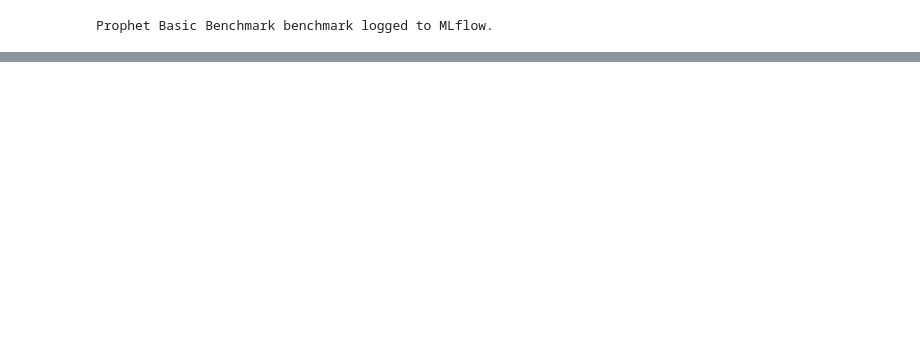
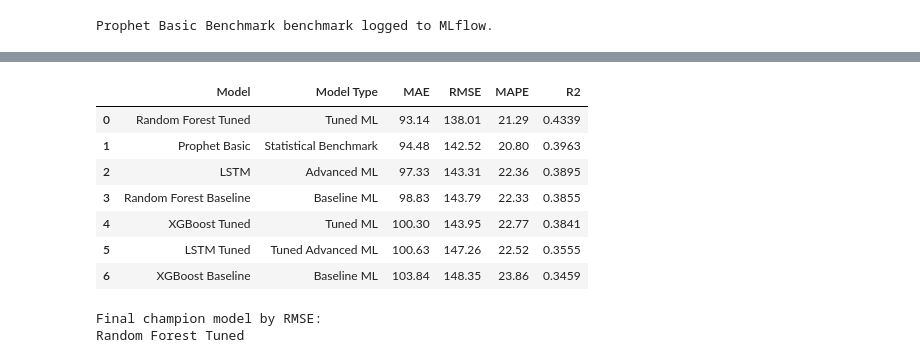
Before and after one commit to sergey-kasatov/time-series-forecasting-project, a Jupyter notebook: notebooks/04_model_training_tuning_mlflow.ipynb, the cells around one changed output, grey strips where cells are left out. Cells and saved outputs as stored; diff of their text form; code cells hidden in the pictures; blank space fills up the shorter version.

```diff
--- a/notebooks/week3/04_model_training_tuning_mlflow.ipynb
+++ b/notebooks/04_model_training_tuning_mlflow.ipynb
@@ -1140,0 +1567,17 @@ Then, open this --> http://127.0.0.1:5000
+# %%
+# Clean the best LSTM parameters
+
+lstm_units_options = [16, 32, 64]
+lstm_dense_units_options = [8, 16, 32]
+lstm_batch_size_options = [8, 16, 32]
+
+best_lstm_params_clean = {
+    "units": lstm_units_options[int(best_lstm_params["lstm_units"])],
+    "dense_units": lstm_dense_units_options[int(best_lstm_params["lstm_dense_units"])],
+    "batch_size": lstm_batch_size_options[int(best_lstm_params["lstm_batch_size"])],
+    "dropout": float(best_lstm_params["lstm_dropout"]),
+    "learning_rate": float(best_lstm_params["lstm_learning_rate"])
+}
+
+print("Cleaned best LSTM parameters:")
+print(best_lstm_params_clean)
@@ -1140,0 +1709,53 @@ Then, open this --> http://127.0.0.1:5000
+# %%
+# Final comparison including LSTM and tuned LSTM
+
+final_comparison_with_lstm = tuning_comparison_df.copy()
+
+lstm_rows = pd.DataFrame([
+    {
+        "Model": "LSTM",
+        "Model Type": "Advanced ML",
+        "MAE": lstm_result["MAE"],
+        "RMSE": lstm_result["RMSE"],
+        "MAPE": lstm_result["MAPE"],
+        "R2": lstm_result["R2"]
+    },
+    {
+        "Model": "LSTM Tuned",
+        "Model Type": "Tuned Advanced ML",
+        "MAE": tuned_lstm_result["MAE"],
+        "RMSE": tuned_lstm_result["RMSE"],
+        "MAPE": tuned_lstm_result["MAPE"],
+        "R2": tuned_lstm_result["R2"]
+    }
+])
+
+final_comparison_with_lstm = pd.concat(
+    [final_comparison_with_lstm, lstm_rows],
+    ignore_index=True
+)
+
+final_comparison_with_lstm = final_comparison_with_lstm.round({
+    "MAE": 2,
+    "RMSE": 2,
+    "MAPE": 2,
+    "R2": 4
+})
+
+final_comparison_with_lstm = final_comparison_with_lstm.sort_values("RMSE").reset_index(drop=True)
+
+display(final_comparison_with_lstm)
+
+print("Final champion model by RMSE:")
+print(final_comparison_with_lstm.loc[0, "Model"])
+# %% [output]
+|  | Model | Model Type | MAE | RMSE | MAPE | R2 |
+| 0 | Random Forest Tuned | Tuned ML | 93.14 | 138.01 | 21.29 | 0.4339 |
+| 1 | Prophet Basic | Statistical Benchmark | 94.48 | 142.52 | 20.80 | 0.3963 |
+| 2 | LSTM | Advanced ML | 97.33 | 143.31 | 22.36 | 0.3895 |
+| 3 | Random Forest Baseline | Baseline ML | 98.83 | 143.79 | 22.33 | 0.3855 |
+| 4 | XGBoost Tuned | Tuned ML | 100.30 | 143.95 | 22.77 | 0.3841 |
+| 5 | LSTM Tuned | Tuned Advanced ML | 100.63 | 147.26 | 22.52 | 0.3555 |
+| 6 | XGBoost Baseline | Baseline ML | 103.84 | 148.35 | 23.86 | 0.3459 |
+Final champion model by RMSE:
+Random Forest Tuned
```
Also changed, not shown: parts of 38 cells of this notebook, 10 other files.
